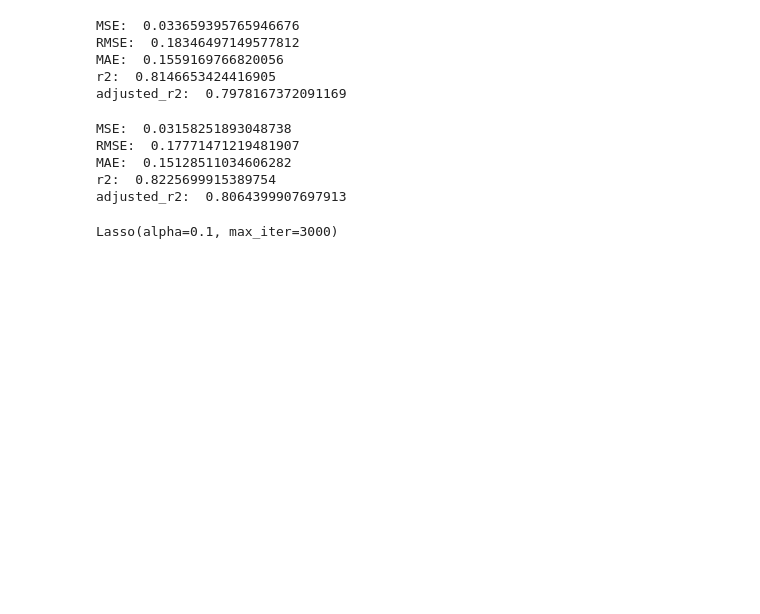
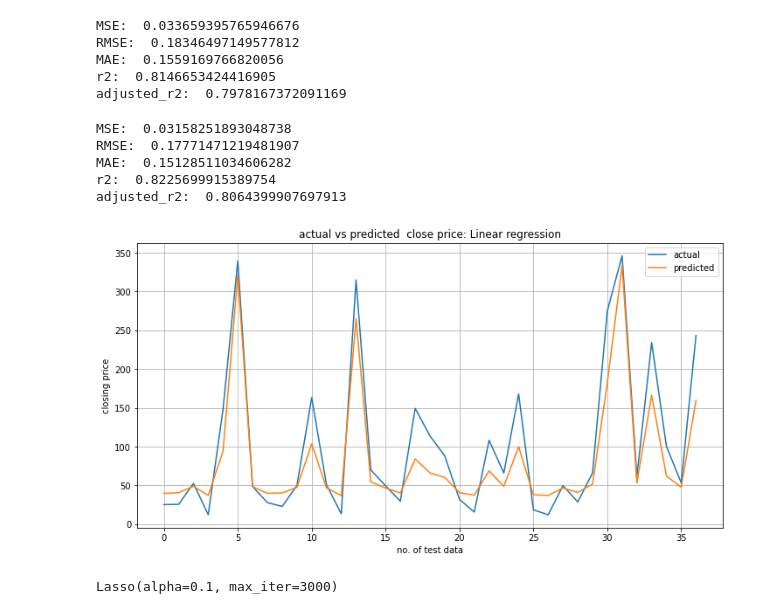
Before and after one commit to shaad4224/yes_Bank_Stock_Closing_Price_Prediction, a Jupyter notebook: yes_Bank_Stock_Closing_Price_Prediction.ipynb, the cells around one changed output. Saved outputs shown, nothing was run; the diff lists cells and outputs as text; code cells hidden in the pictures; blank space fills up the shorter version.

Commit message:
visualize the chart of actual vs predicted close price in linear regression and lasso

```diff
--- a/yes_Bank_Stock_Closing_Price_Prediction.ipynb
+++ b/yes_Bank_Stock_Closing_Price_Prediction.ipynb
@@ -415,6 +415,18 @@ dict2={'model':'Linear regression',
        'adjusted_r2':round((adjusted_r2),2),
         }
 test_df=pd.DataFrame(dict2,index=[1])
+# %%
+plt.figure(figsize=(12,6))
+plt.plot(10**(np.array(y_test)))
+plt.plot(10**(y_pred_test))
+plt.title('actual vs predicted  close price: Linear regression')
+plt.legend(['actual','predicted'])
+plt.xlabel('no. of test data')
+plt.ylabel('closing price')
+plt.grid()
+plt.show()
+# %% [output]
+[figure, added]
 # %%
 from sklearn.linear_model import Lasso
 lasso=Lasso(alpha=0.1,max_iter=3000)
```
Also changed, not shown: parts of 1 cell of this notebook.
